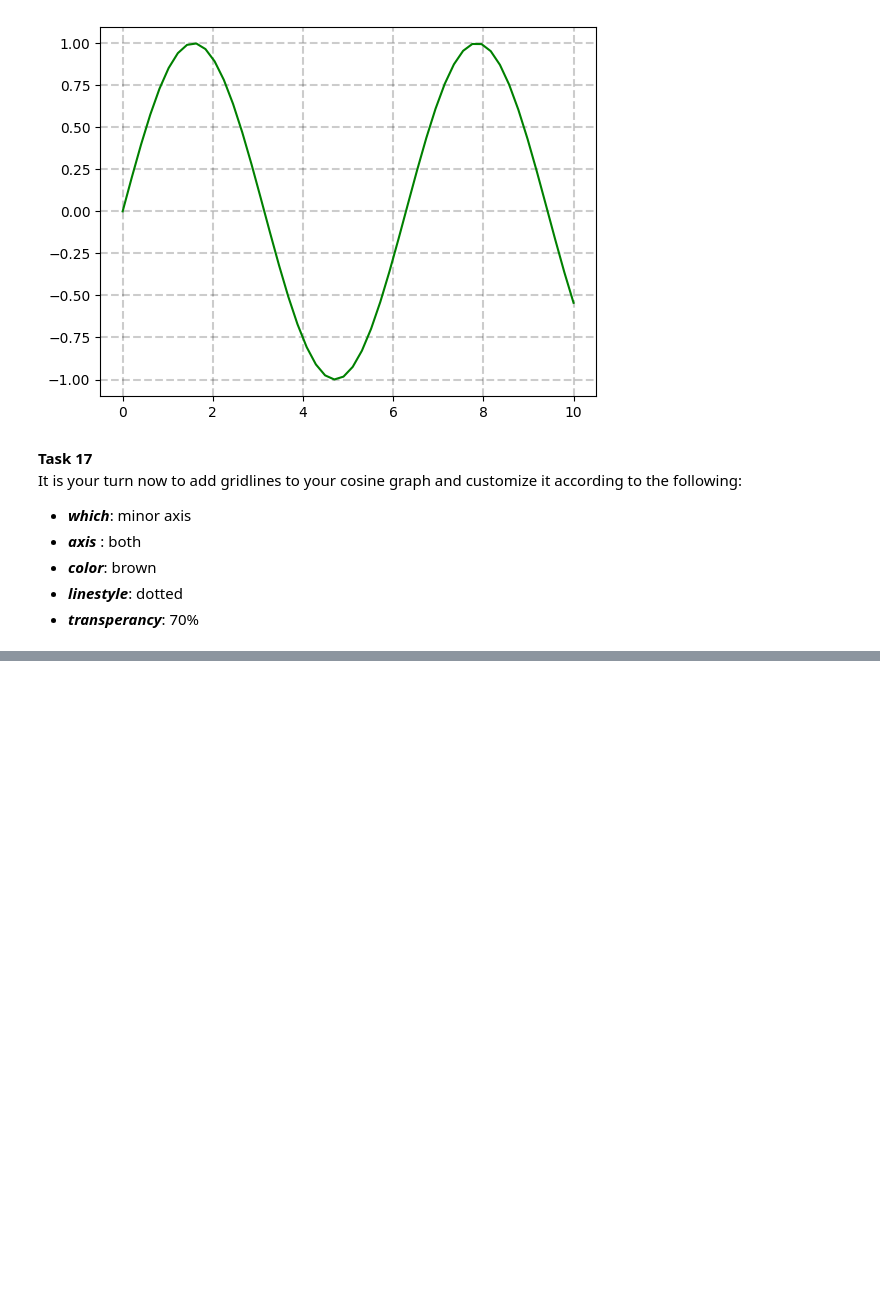
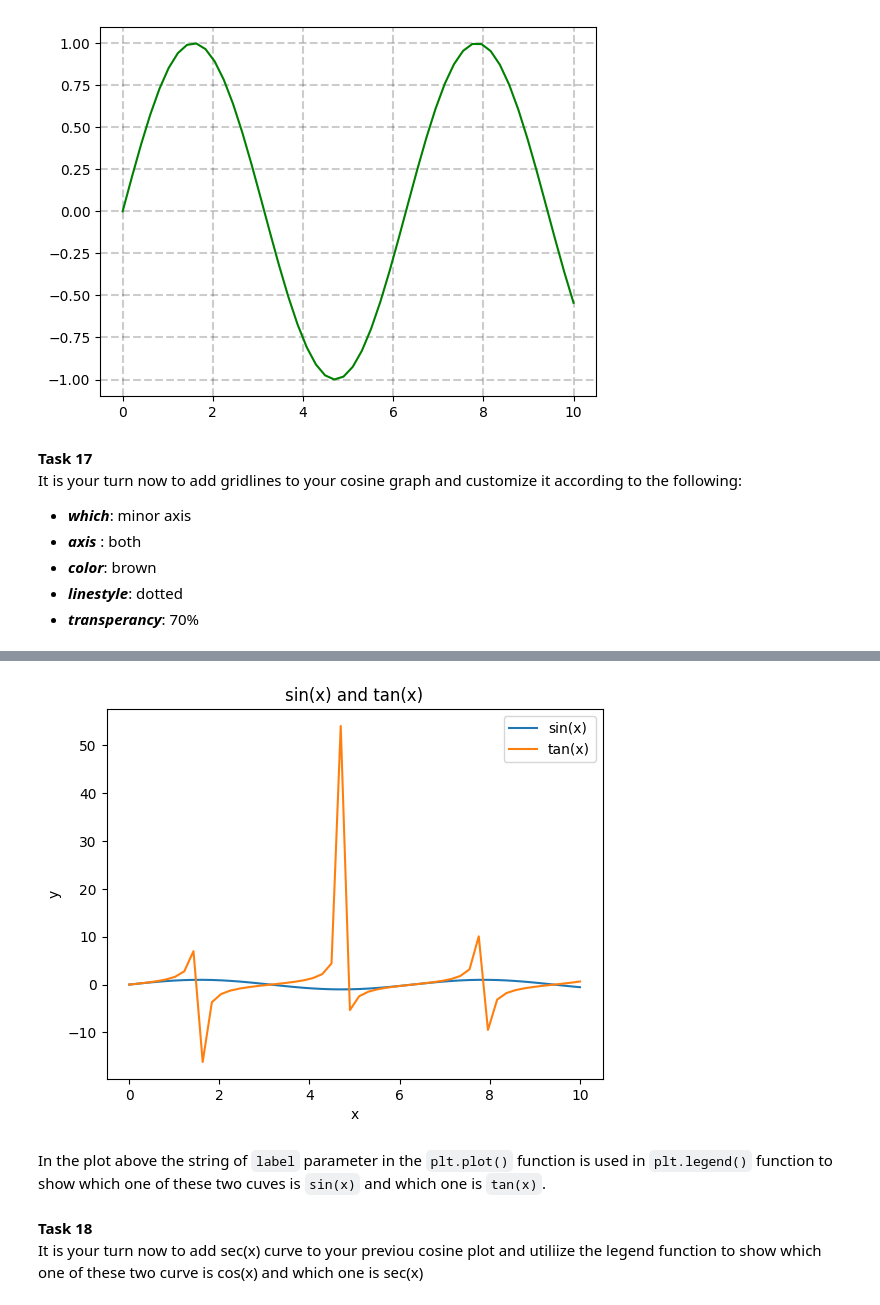
Before and after one commit to AhmadAlsaadi/ENCH320-Numpy, a Jupyter notebook: Matplotlib.ipynb, the cells around one changed output, grey strips where cells are left out. Saved outputs shown, nothing was run; the diff lists cells and outputs as text; code cells hidden in the pictures; blank space fills up the shorter version.

Commit message:
legend and limit tutorial were added

```diff
--- a/Matplotlib.ipynb
+++ b/Matplotlib.ipynb
@@ -381,0 +384,20 @@ x
+# %%
+import matplotlib.pyplot as plt
+import numpy as np
+x=np.linspace(0,10)
+y1=np.sin(x)
+y2=np.tan(x)
+plt.plot(x,y1,label="sin(x)")
+plt.plot(x,y2,label="tan(x)")
+plt.title("sin(x) and tan(x)")
+plt.xlabel("x")
+plt.ylabel("y")
+plt.legend()
+plt.show()
+# %% [output]
+[figure, added]
+# %% [markdown]
+In the plot above the string of `label` parameter in the `plt.plot()` function is used in `plt.legend()` function to show which one of these two cuves is `sin(x)` and which one is `tan(x)`.
+# %% [markdown]
+**Task 18**
+It is your turn now to add sec(x) curve to your previou cosine plot and utiliize the legend function to show which one of these two curve is cos(x) and which one is sec(x)
```
Also changed, not shown: parts of 14 cells of this notebook.
